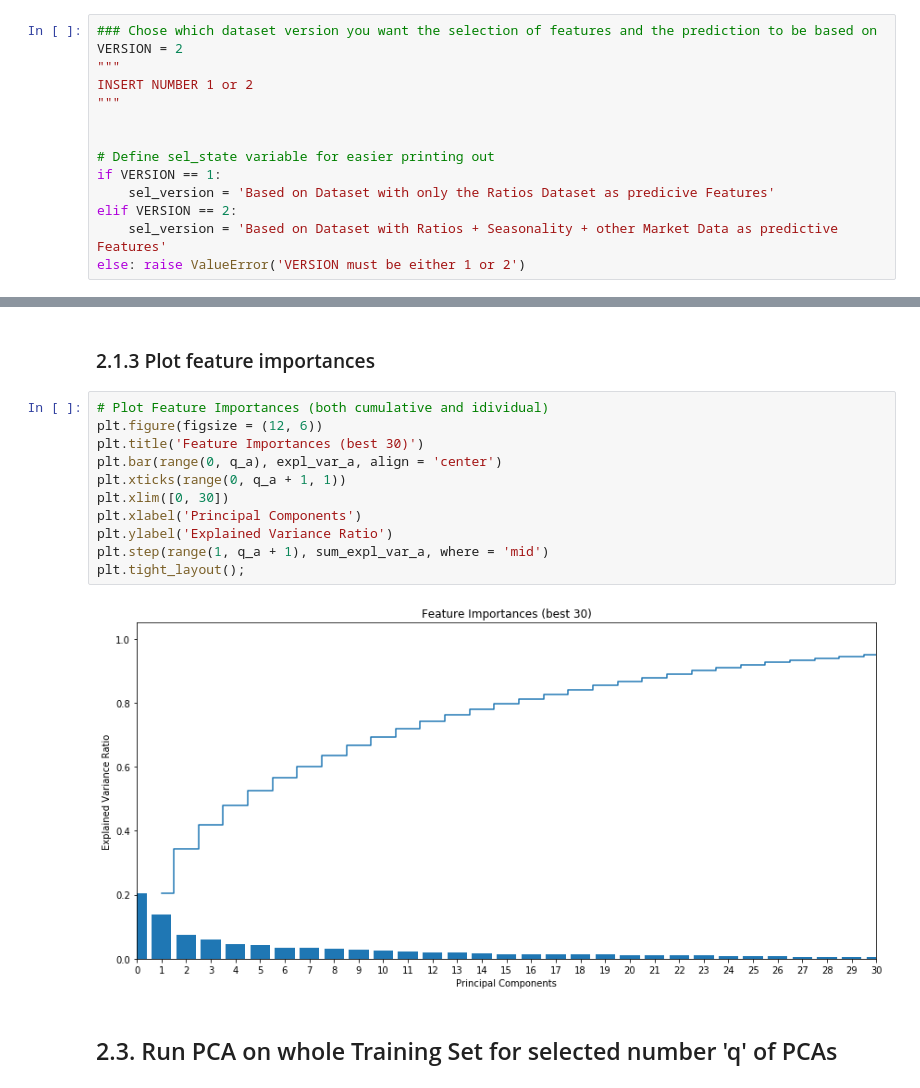
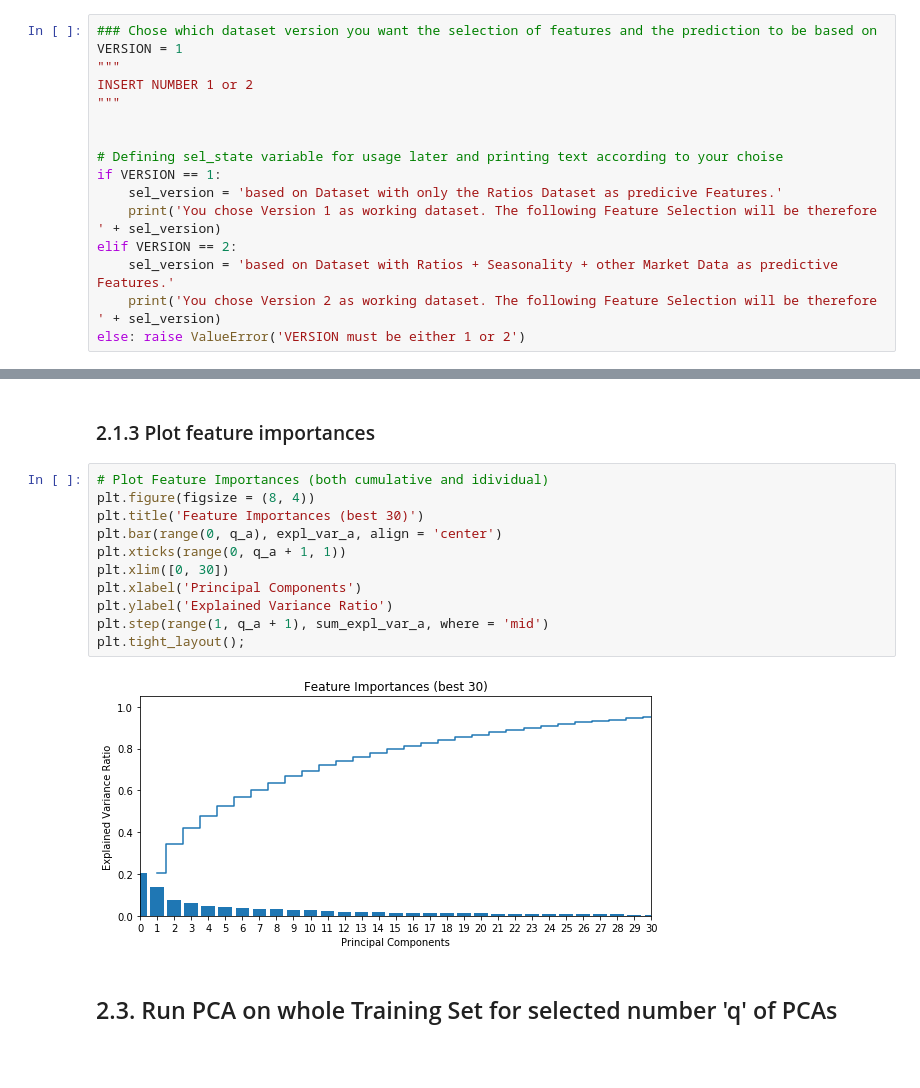
Before and after one commit to mathiasluethi/Machine_Learning_in_Finance_Group_Project, a Jupyter notebook: 2b_feature_selection_pca_-optional-.ipynb, the cells around one changed output, grey strips where cells are left out. Saved outputs shown, nothing was run; the diff lists cells and outputs as text; blank space fills up the shorter version.

```diff
--- a/2b_feature_selection_pca_-optional-.ipynb
+++ b/2b_feature_selection_pca_-optional-.ipynb
@@ -38,15 +33,17 @@ VERSION = 1; Feature Matrix with only ratios
 VERSION = 2;  Feature Matrix with ratios + saisonality + other market data
 # %%
 ### Chose which dataset version you want the selection of features and the prediction to be based on
-VERSION = 2
+VERSION = 1
 """
 INSERT NUMBER 1 or 2
 """
 
 
-# Define sel_state variable for easier printing out
+# Defining sel_state variable for usage later and printing text according to your choise
 if VERSION == 1:
-    sel_version = 'Based on Dataset with only the Ratios Dataset as predicive Features'
+    sel_version = 'based on Dataset with only the Ratios Dataset as predicive Features.'
+    print('You chose Version 1 as working dataset. The following Feature Selection will be therefore ' + sel_version)
 elif VERSION == 2:
-    sel_version = 'Based on Dataset with Ratios + Seasonality + other Market Data as predictive Features'
+    sel_version = 'based on Dataset with Ratios + Seasonality + other Market Data as predictive Features.'
+    print('You chose Version 2 as working dataset. The following Feature Selection will be therefore ' + sel_version)
 else: raise ValueError('VERSION must be either 1 or 2')
@@ -177,17 +174,17 @@ plt.show();
 ### 2.1.3 Plot feature importances
 # %%
 # Plot Feature Importances (both cumulative and idividual)
-plt.figure(figsize = (12, 6))
+plt.figure(figsize = (8, 4))
 plt.title('Feature Importances (best 30)')
 plt.bar(range(0, q_a), expl_var_a, align = 'center')
 plt.xticks(range(0, q_a + 1, 1))
 plt.xlim([0, 30])
 plt.xlabel('Principal Components')
 plt.ylabel('Explained Variance Ratio')
 plt.step(range(1, q_a + 1), sum_expl_var_a, where = 'mid')
 plt.tight_layout();
 # %% [output]
-[figure, old version]
+[figure, new version]
 # %% [markdown]
 ## 2.3.  Run PCA on whole Training Set for selected number 'q' of PCAs
 # %% [markdown]
```
Also changed, not shown: parts of 18 cells of this notebook, 11 other files.
